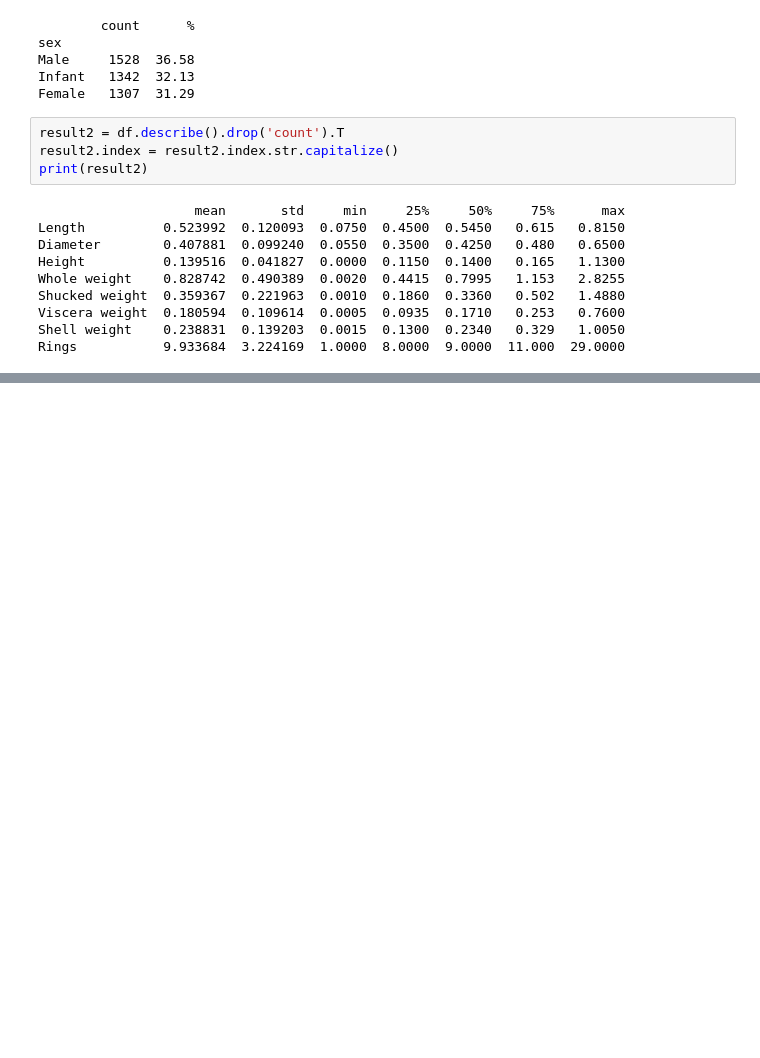
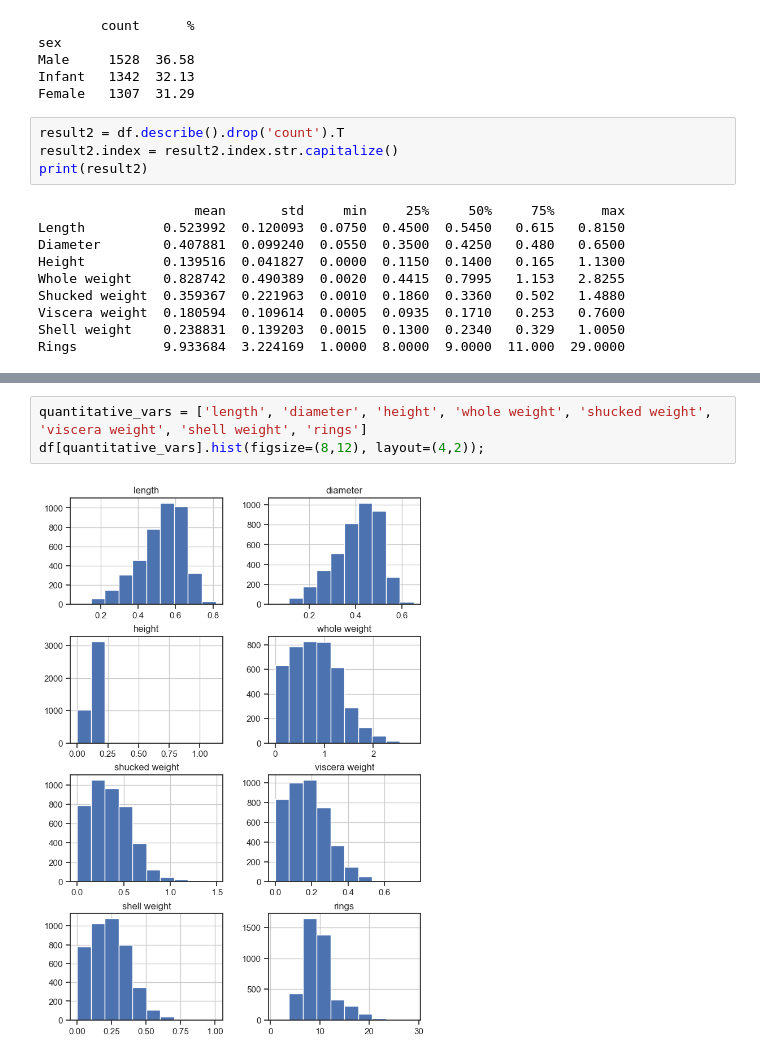
Before and after one commit to uhhigor/PY2023, a Jupyter notebook: assignments/a1/tableOfDistribution.ipynb, the cells around one changed output, grey strips where cells are left out. Drawn from its saved outputs; the diff is of its cells as text; blank space fills up the shorter version.

```diff
--- a/assignments/a1/tableOfDistribution.ipynb
+++ b/assignments/a1/tableOfDistribution.ipynb
@@ -53,0 +60,5 @@ Rings           9.933684  3.224169  1.0000  8.0000  9.0000  11.000  29.0000
+# %%
+quantitative_vars = ['length', 'diameter', 'height', 'whole weight', 'shucked weight', 'viscera weight', 'shell weight', 'rings']
+df[quantitative_vars].hist(figsize=(8,12), layout=(4,2));
+# %% [output]
+[figure, added]
```
Also changed, not shown: parts of 3 cells of this notebook.
